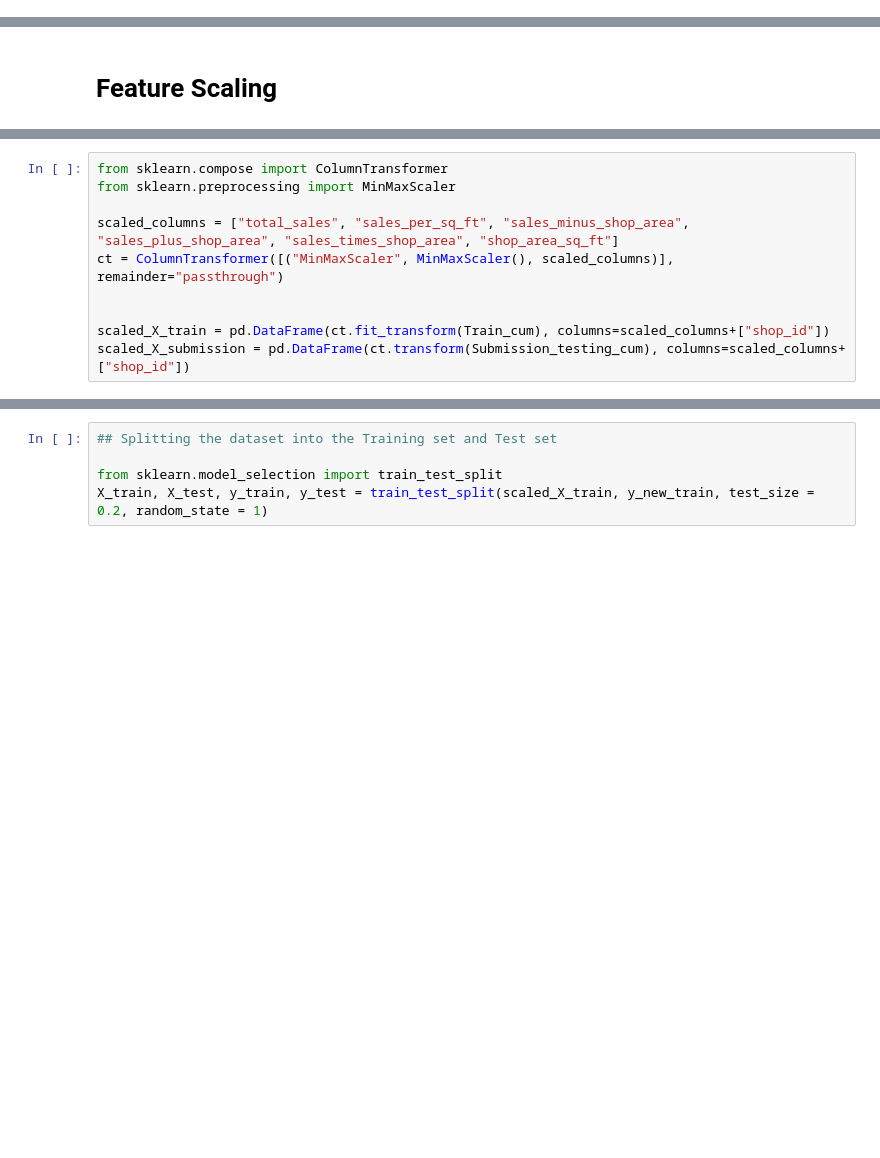
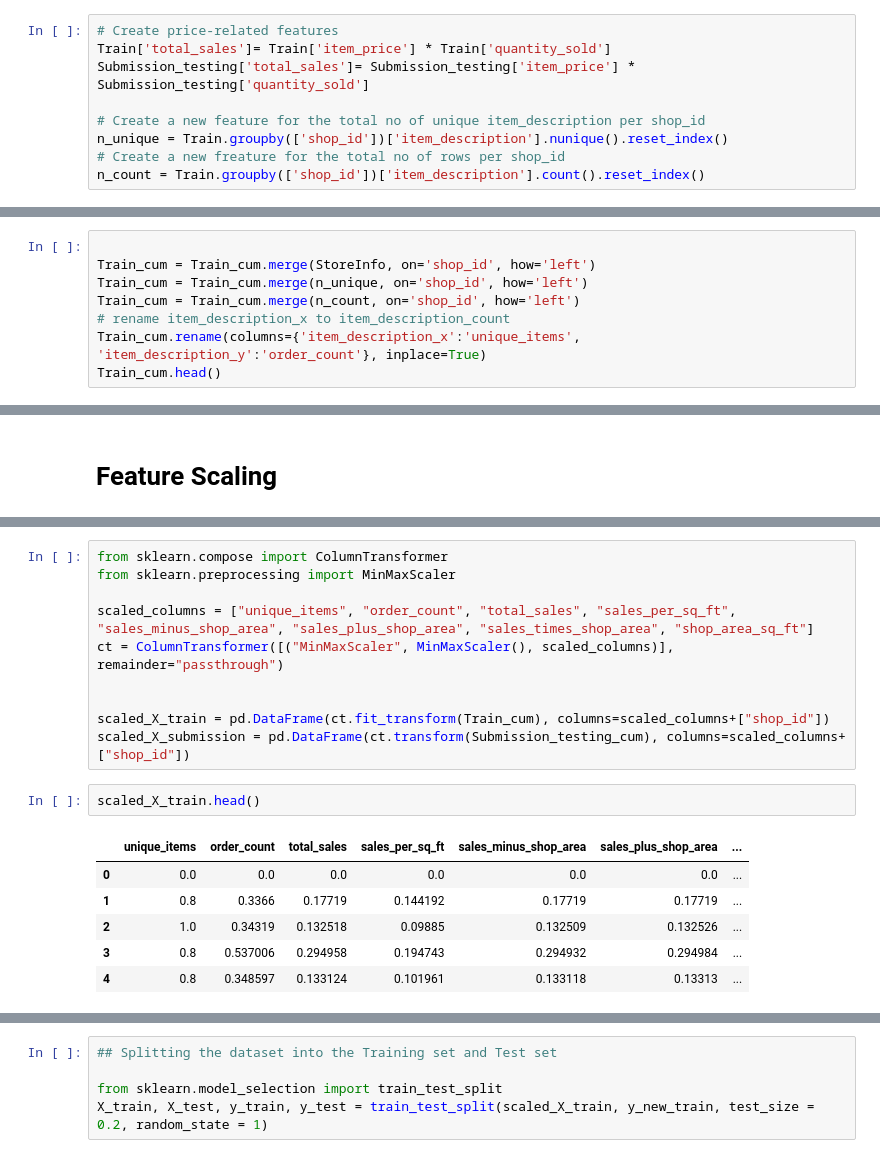
Before and after one commit to AnoshanJ/Datastorm4.0, a Jupyter notebook: Day 2/NewSolution.ipynb, the cells around one changed output, grey strips where cells are left out. Saved outputs shown, nothing was run; the diff lists cells and outputs as text; blank space fills up the shorter version.

```diff
--- a/Day 2/NewSolution.ipynb
+++ b/Day 2/NewSolution.ipynb
@@ -59,0 +85,9 @@ Train = Train.dropna(subset=['shop_profile'], axis=0)
+# %%
+# Create price-related features
+Train['total_sales']= Train['item_price'] * Train['quantity_sold']
+Submission_testing['total_sales']= Submission_testing['item_price'] * Submission_testing['quantity_sold']
+
+# Create a new feature for the total no of unique item_description per shop_id
+n_unique = Train.groupby(['shop_id'])['item_description'].nunique().reset_index()
+# Create a new freature for the total no of rows per shop_id
+n_count = Train.groupby(['shop_id'])['item_description'].count().reset_index()
@@ -66,3 +110,11 @@ Submission_testing['total_sales']= Submission_testing['item_price'] * Submission
 
 Train_cum = Train.groupby(['shop_id'], sort=False).agg({'total_sales':'sum'})
 Submission_testing_cum = Submission_testing.groupby(['shop_id'], sort='False').agg({'total_sales':'sum'})
+# %%
+
+Train_cum = Train_cum.merge(StoreInfo, on='shop_id', how='left')
+Train_cum = Train_cum.merge(n_unique, on='shop_id', how='left')
+Train_cum = Train_cum.merge(n_count, on='shop_id', how='left')
+# rename item_description_x to item_description_count
+Train_cum.rename(columns={'item_description_x':'unique_items', 'item_description_y':'order_count'}, inplace=True)
+Train_cum.head()
@@ -123,9 +185,18 @@ Submission_testing_cum.head()
 from sklearn.compose import ColumnTransformer
 from sklearn.preprocessing import MinMaxScaler
 
-scaled_columns = ["total_sales", "sales_per_sq_ft", "sales_minus_shop_area", "sales_plus_shop_area", "sales_times_shop_area", "shop_area_sq_ft"]
+scaled_columns = ["unique_items", "order_count", "total_sales", "sales_per_sq_ft", "sales_minus_shop_area", "sales_plus_shop_area", "sales_times_shop_area", "shop_area_sq_ft"]
 ct = ColumnTransformer([("MinMaxScaler", MinMaxScaler(), scaled_columns)], remainder="passthrough")
 
 
 scaled_X_train = pd.DataFrame(ct.fit_transform(Train_cum), columns=scaled_columns+["shop_id"])
 scaled_X_submission = pd.DataFrame(ct.transform(Submission_testing_cum), columns=scaled_columns+["shop_id"])
+# %%
+scaled_X_train.head()
+# %% [output]
+|  | unique_items | order_count | total_sales | sales_per_sq_ft | sales_minus_shop_area | sales_plus_shop_area | ... |
+| 0 | 0.0 | 0.0 | 0.0 | 0.0 | 0.0 | 0.0 | ... |
+| 1 | 0.8 | 0.3366 | 0.17719 | 0.144192 | 0.17719 | 0.17719 | ... |
+| 2 | 1.0 | 0.34319 | 0.132518 | 0.09885 | 0.132509 | 0.132526 | ... |
+| 3 | 0.8 | 0.537006 | 0.294958 | 0.194743 | 0.294932 | 0.294984 | ... |
+| 4 | 0.8 | 0.348597 | 0.133124 | 0.101961 | 0.133118 | 0.13313 | ... |
```
Also changed, not shown: parts of 32 cells of this notebook, 1 other file.
